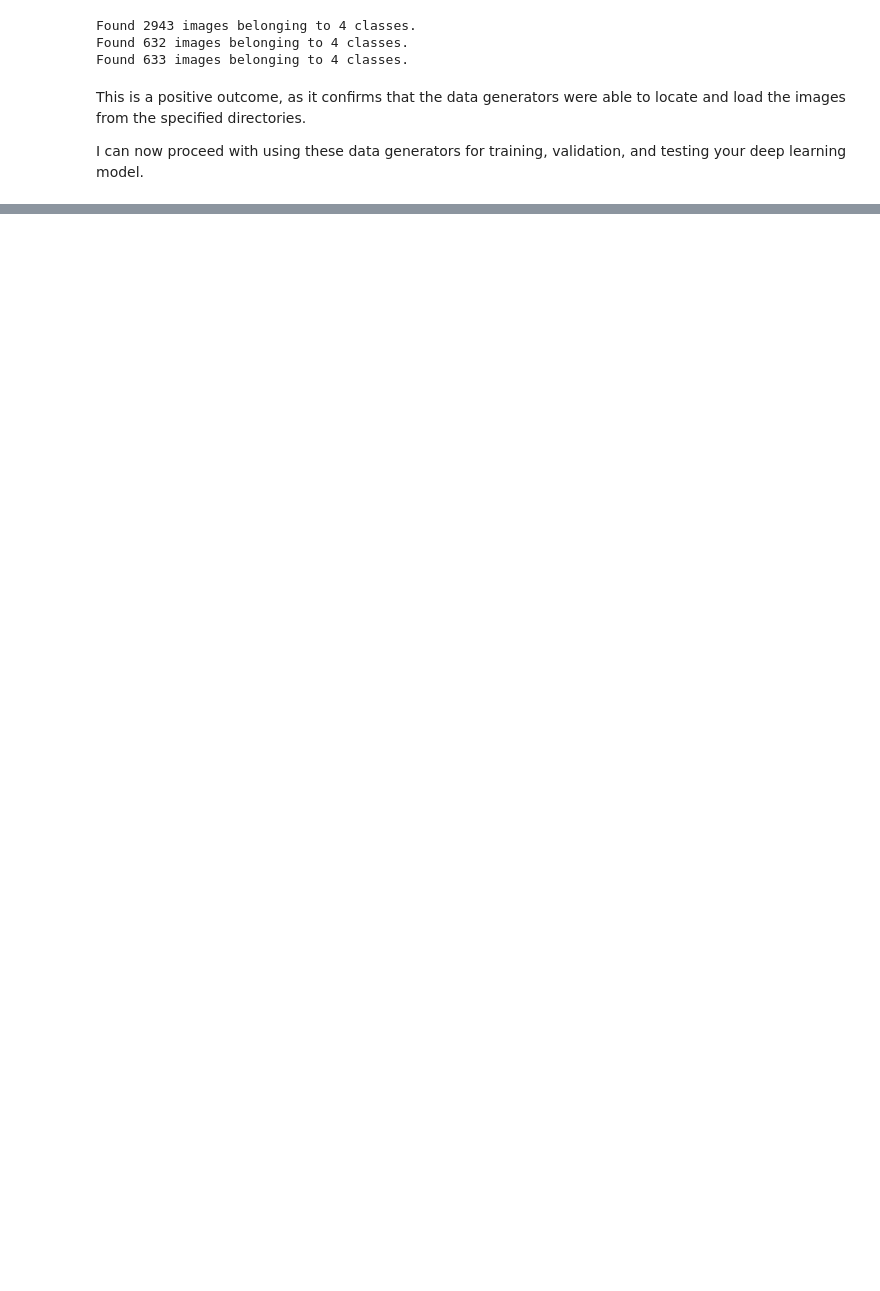
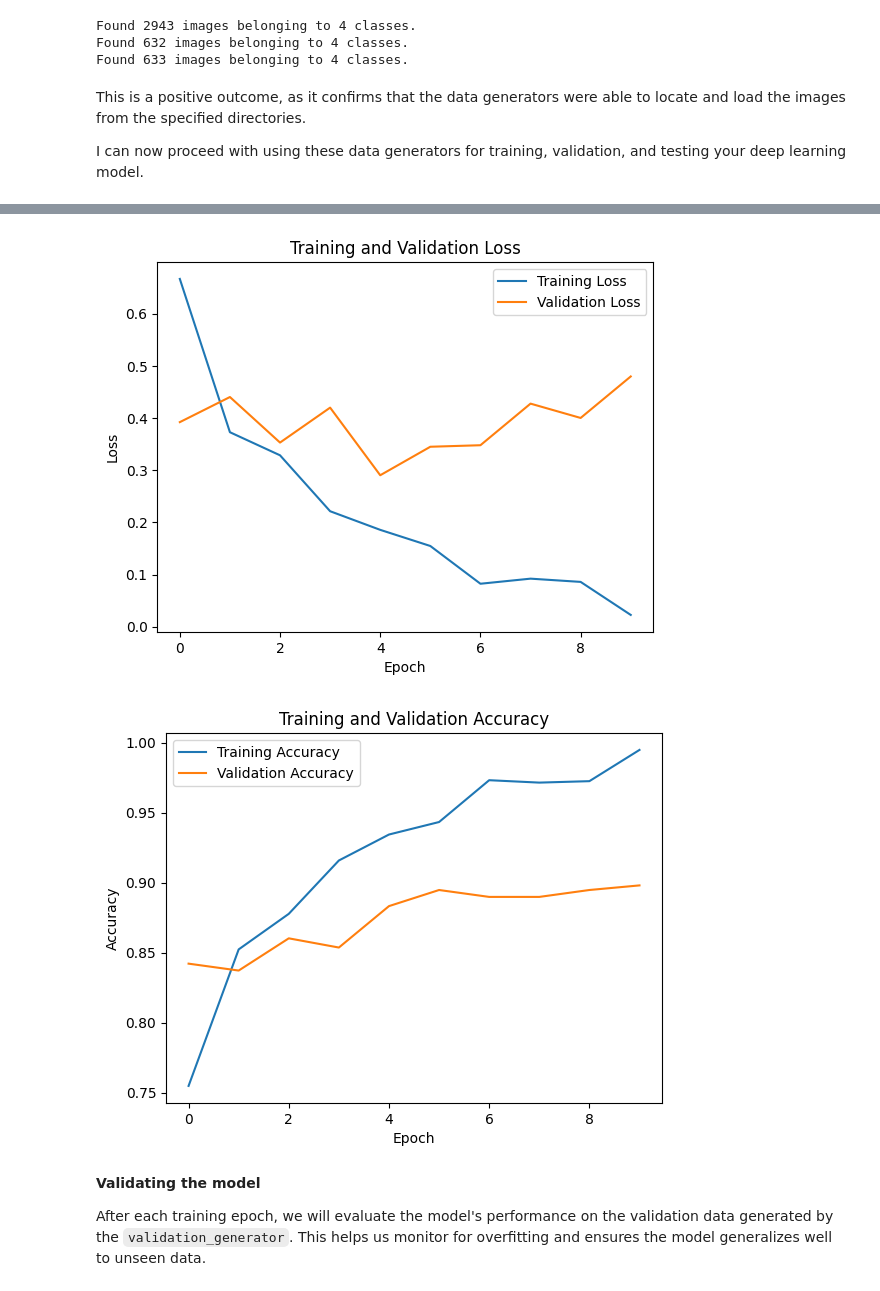
Before and after one commit to yadlra/image_pr, a Jupyter notebook: exploring_imagepr.ipynb, the cells around one changed output, grey strips where cells are left out. Cells and saved outputs as stored; diff of their text form; code cells hidden in the pictures; blank space fills up the shorter version.

```diff
--- a/exploring_imagepr.ipynb
+++ b/exploring_imagepr.ipynb
@@ -386,0 +470,4 @@ I can now proceed with using these data generators for training, validation, and
+# %%
+model.compile(optimizer='adam',
+              loss='categorical_crossentropy',
+              metrics=['accuracy'])
@@ -386,0 +482,7 @@ I can now proceed with using these data generators for training, validation, and
+# %%
+# Defining checkpoint path and create a checkpoint callback
+checkpoint_path = "training_1/cp.ckpt"
+cp_callback = ModelCheckpoint(filepath=checkpoint_path,
+                              save_weights_only=True,
+                              verbose=1,
+                              save_best_only=True)
@@ -386,0 +495,10 @@ I can now proceed with using these data generators for training, validation, and
+# %%
+# Starting training with the checkpoint callback
+history = model.fit(
+    train_generator,
+    steps_per_epoch=train_generator.samples // train_generator.batch_size,
+    epochs=10,  # Adjusting the number of epochs if necessary
+    validation_data=validation_generator,
+    validation_steps=validation_generator.samples // validation_generator.batch_size,
+    callbacks=[cp_callback]  # Ensuring the model's best version is saved
+)
@@ -386,0 +534,27 @@ I can now proceed with using these data generators for training, validation, and
+# %%
+import matplotlib.pyplot as plt
+
+# Plotting training and validation loss
+plt.plot(history.history['loss'], label='Training Loss')
+plt.plot(history.history['val_loss'], label='Validation Loss')
+plt.title('Training and Validation Loss')
+plt.xlabel('Epoch')
+plt.ylabel('Loss')
+plt.legend()
+plt.show()
+
+# Plotting training and validation accuracy
+plt.plot(history.history['accuracy'], label='Training Accuracy')
+plt.plot(history.history['val_accuracy'], label='Validation Accuracy')
+plt.title('Training and Validation Accuracy')
+plt.xlabel('Epoch')
+plt.ylabel('Accuracy')
+plt.legend()
+plt.show()
+# %% [output]
+[figure, added]
+[figure, added]
+# %% [markdown]
+**Validating the model**
+
+After each training epoch, we will evaluate the model's performance on the validation data generated by the `validation_generator`. This helps us monitor for overfitting and ensures the model generalizes well to unseen data.
```
Also changed, not shown: parts of 26 cells of this notebook.
